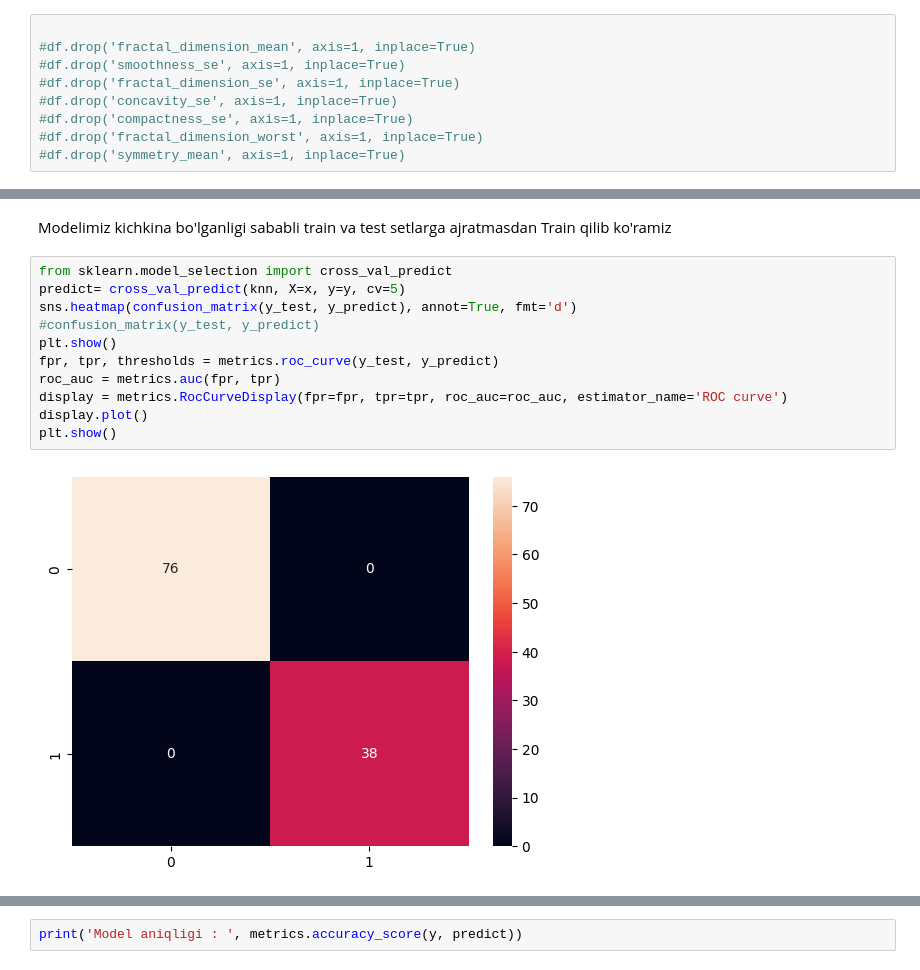
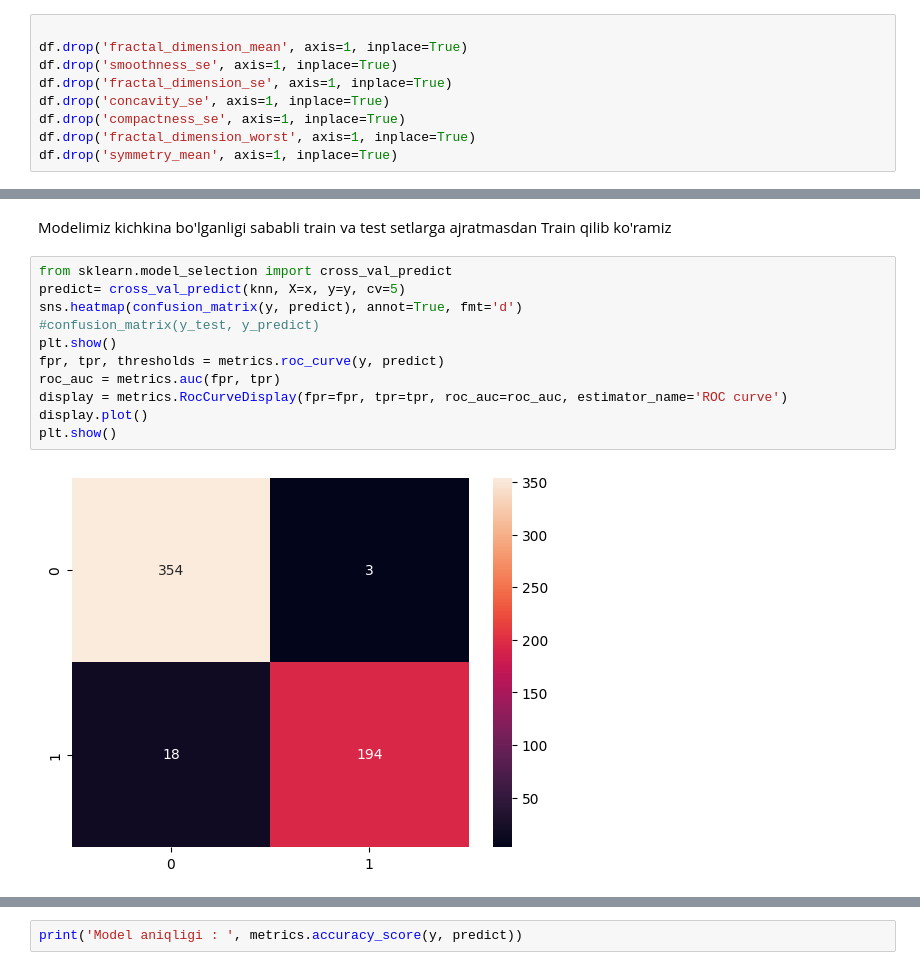
Before and after one commit to Bilol2747/my_projects_data_science_data_analytics, a Jupyter notebook: Ko'krak_saratonini_aniqlash_loyihasi.ipynb, the cells around one changed output, grey strips where cells are left out. Saved outputs shown, nothing was run; the diff lists cells and outputs as text.

```diff
--- a/Ko'krak_saratonini_aniqlash_loyihasi.ipynb
+++ b/Ko'krak_saratonini_aniqlash_loyihasi.ipynb
@@ -140,13 +140,13 @@ Korelatsiyasi past bo'lgan ustunlarni tashlab yuboramiz
 Bu modelni tezligini va aniqligini oshiradi hamda overfittingni oldini oladi
 # %%
 
-#df.drop('fractal_dimension_mean', axis=1, inplace=True)
-#df.drop('smoothness_se', axis=1, inplace=True)
-#df.drop('fractal_dimension_se', axis=1, inplace=True)
-#df.drop('concavity_se', axis=1, inplace=True)
-#df.drop('compactness_se', axis=1, inplace=True)
-#df.drop('fractal_dimension_worst', axis=1, inplace=True)
-#df.drop('symmetry_mean', axis=1, inplace=True)
+df.drop('fractal_dimension_mean', axis=1, inplace=True)
+df.drop('smoothness_se', axis=1, inplace=True)
+df.drop('fractal_dimension_se', axis=1, inplace=True)
+df.drop('concavity_se', axis=1, inplace=True)
+df.drop('compactness_se', axis=1, inplace=True)
+df.drop('fractal_dimension_worst', axis=1, inplace=True)
+df.drop('symmetry_mean', axis=1, inplace=True)
 # %%
  df.shape
 # %% [output]
@@ -241,13 +241,13 @@ Modelimiz kichkina bo'lganligi  sababli train va test setlarga ajratmasdan Train
 # %%
 from sklearn.model_selection import cross_val_predict
 predict= cross_val_predict(knn, X=x, y=y, cv=5)
-sns.heatmap(confusion_matrix(y_test, y_predict), annot=True, fmt='d')
+sns.heatmap(confusion_matrix(y, predict), annot=True, fmt='d')
 #confusion_matrix(y_test, y_predict)
 plt.show()
-fpr, tpr, thresholds = metrics.roc_curve(y_test, y_predict)
+fpr, tpr, thresholds = metrics.roc_curve(y, predict)
 roc_auc = metrics.auc(fpr, tpr)
 display = metrics.RocCurveDisplay(fpr=fpr, tpr=tpr, roc_auc=roc_auc, estimator_name='ROC curve')
 display.plot()
 plt.show()
 # %% [output]
-[figure, old version]
+[figure, new version]
```
Also changed, not shown: parts of 4 cells of this notebook.
